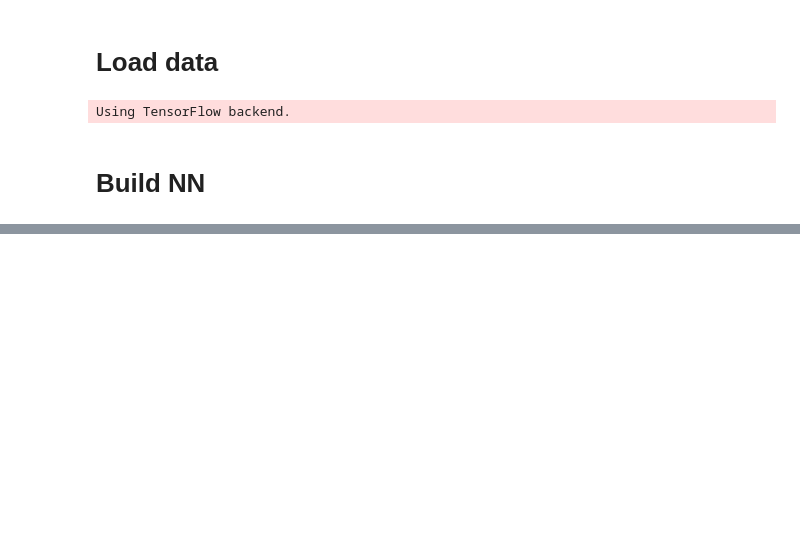
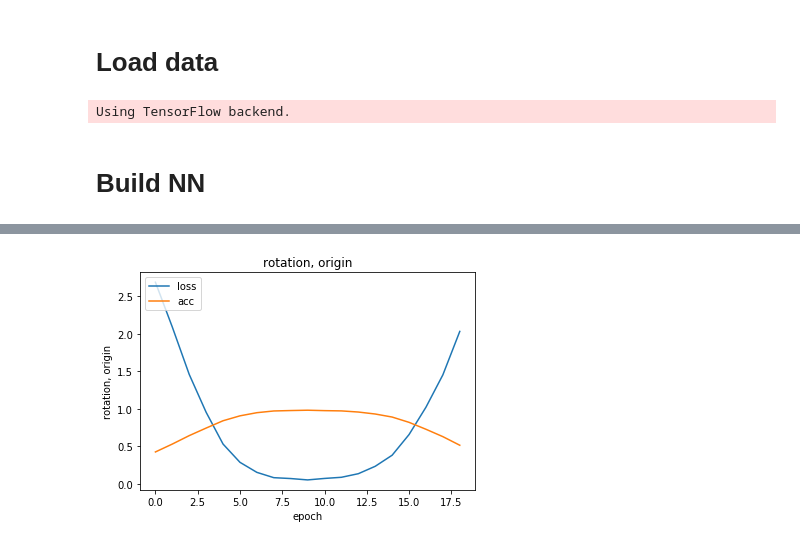
Before and after one commit to amyxie361/CS680, a Jupyter notebook: ass4/ass4.ipynb, the cells around one changed output, grey strips where cells are left out. Cells and saved outputs as stored; diff of their text form; code cells hidden in the pictures; blank space fills up the shorter version.

```diff
--- a/ass4/ass4.ipynb
+++ b/ass4/ass4.ipynb
@@ -100,0 +171,23 @@ def plot_img(Y1, Y2, title):
+# %%
+X_test[0]
+m = 10000
+
+rotation_loss = []
+rotation_acc = []
+for rotation in range(-45,50,5):
+    X_test_ = rotation_imgs(X_test, rotation).reshape(m, 32,32,1).astype('float32') / 255.0
+    result = model.evaluate(x=X_test_, y=y_test,verbose=0)
+    rotation_loss.append(result[0])
+    rotation_acc.append(result[1])
+
+blur_loss = []
+blur_acc = []
+for blur in range(8):
+    X_test_ = blur_imgs(X_test, blur).reshape(m, 32,32,1).astype('float32') / 255.0
+    result = model.evaluate(x=X_test_, y=y_test,verbose=0)
+    blur_loss.append(result[0])
+    blur_acc.append(result[1])
+# %%
+plot_img(rotation_loss, rotation_acc,'rotation, origin', legend=['loss','acc'])
+# %% [output]
+[figure, added]
```
Also changed, not shown: parts of 32 cells of this notebook.
